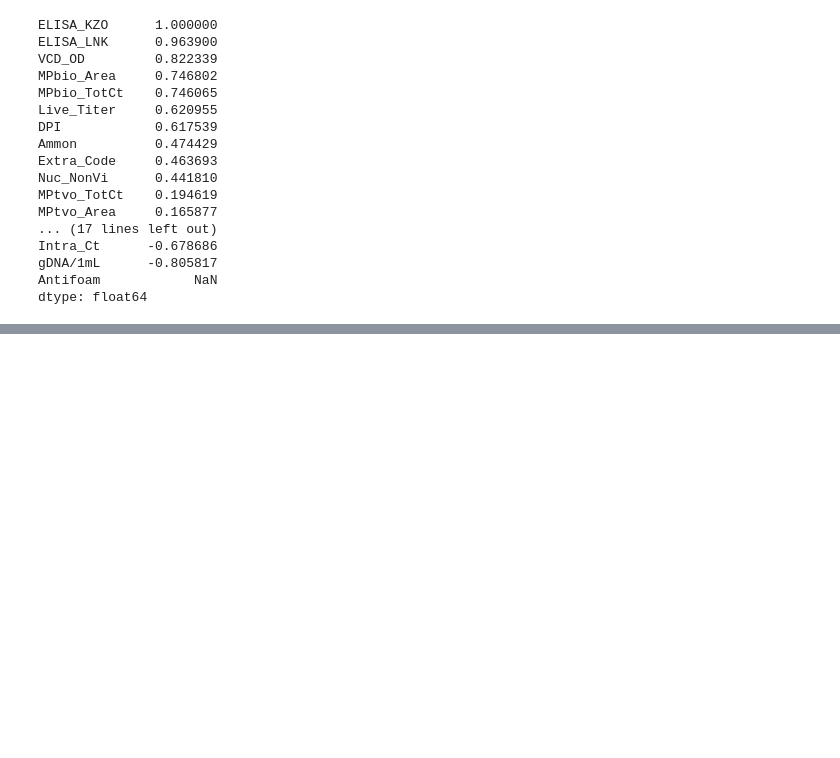
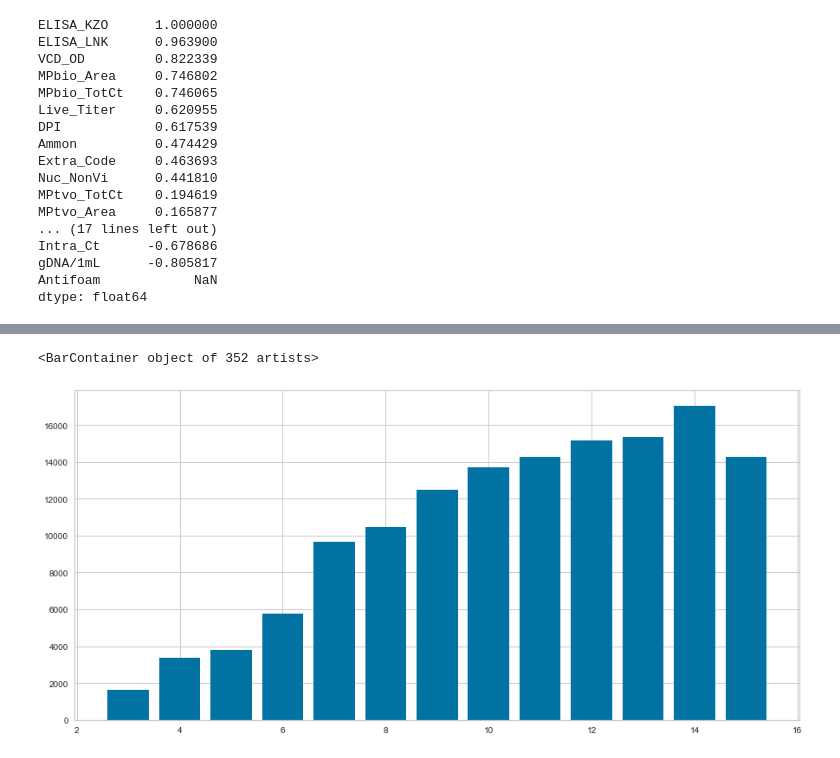
Before and after one commit to ScottBreitbach/DSC550, a Jupyter notebook: FinalProject/M1_test.ipynb, the cells around one changed output, grey strips where cells are left out. Saved outputs shown, nothing was run; the diff lists cells and outputs as text; code cells hidden in the pictures; blank space fills up the shorter version.

```diff
--- a/FinalProject/M1_test.ipynb
+++ b/FinalProject/M1_test.ipynb
@@ -1358,0 +1399,7 @@ dtype: float64
+# %%
+y = vessel_data['ELISA_KZO']
+x = vessel_data['DPI']
+plt.bar(x, y)
+# %% [output]
+<BarContainer object of 352 artists>
+[figure, added]
```
Also changed, not shown: parts of 14 cells of this notebook.
